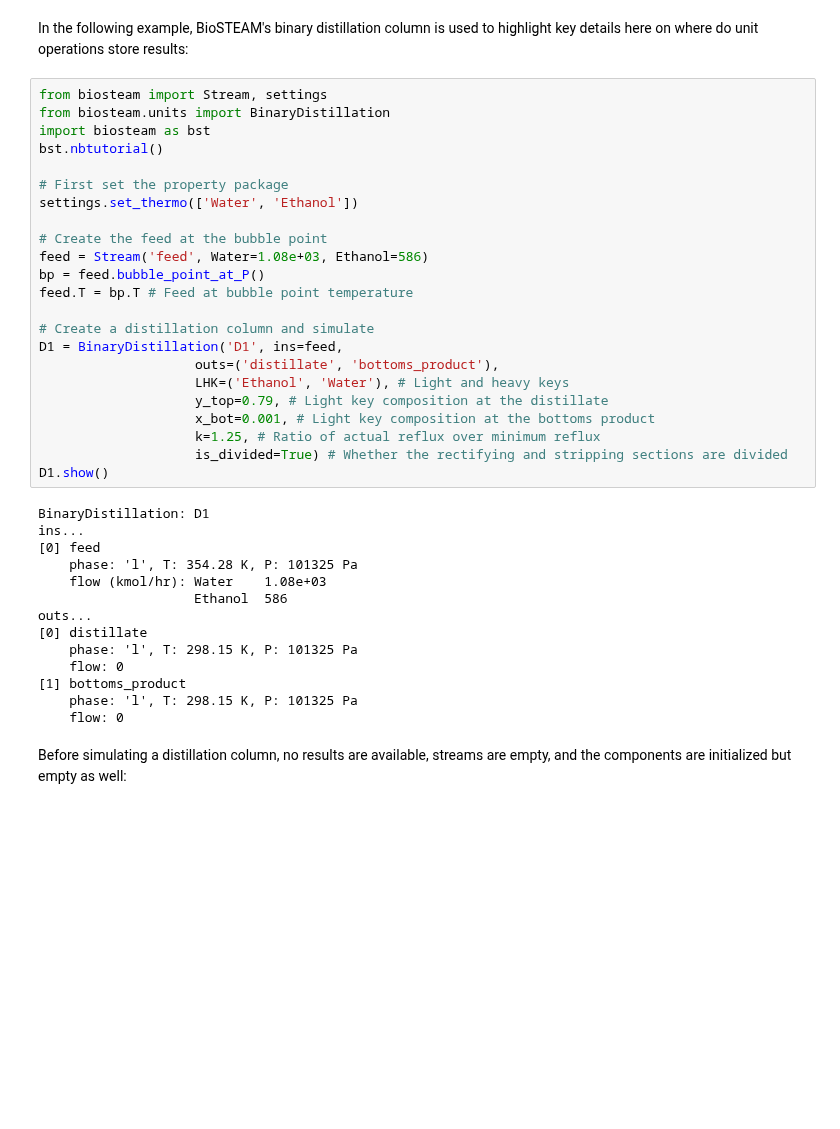
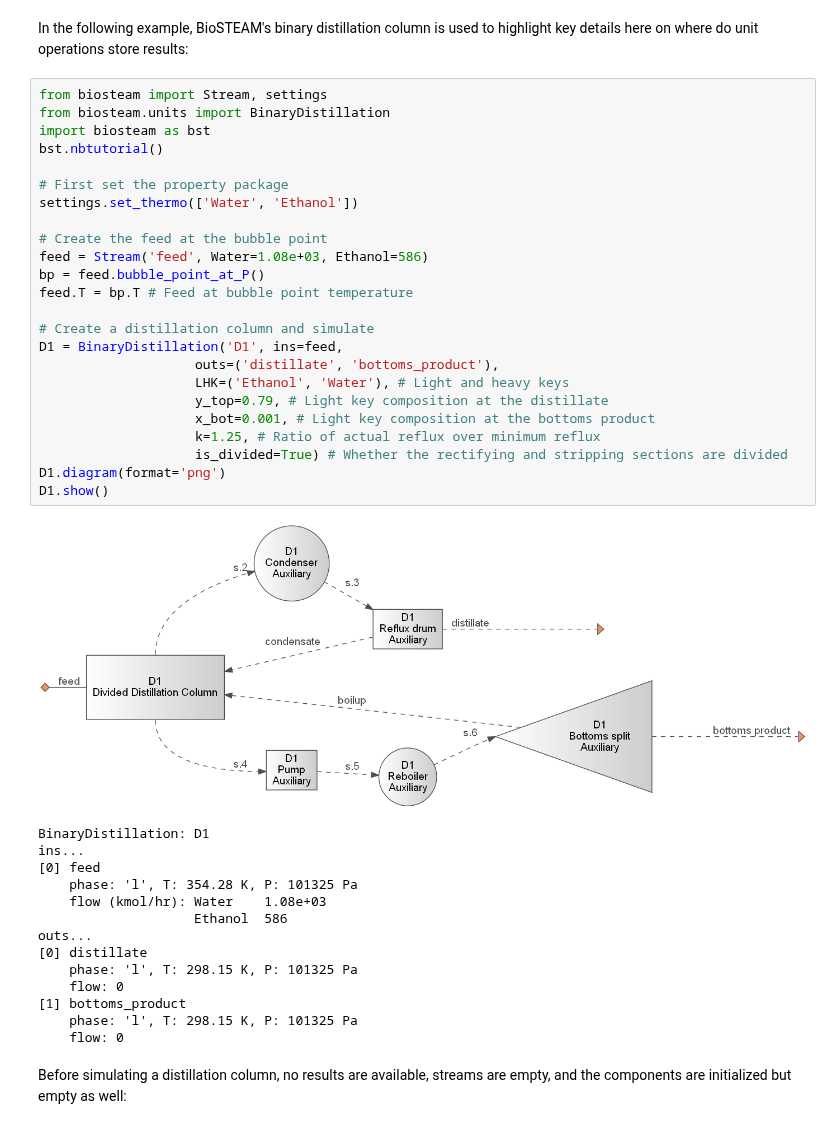
Before and after one commit to BioSTEAMDevelopmentGroup/biosteam, a Jupyter notebook: docs/tutorial/Unit_operation_results.ipynb, the cells around one changed output. Cells and saved outputs as stored; diff of their text form; blank space fills up the shorter version.

Commit message:
introduce auxliary diagrams for distillation, flash, multi-effect evaporator, and reactors

```diff
--- a/docs/tutorial/Unit_operation_results.ipynb
+++ b/docs/tutorial/Unit_operation_results.ipynb
@@ -11,27 +11,29 @@ In the following example, BioSTEAM's binary distillation column is used to highl
 # %%
 from biosteam import Stream, settings
 from biosteam.units import BinaryDistillation
 import biosteam as bst
 bst.nbtutorial()
 
 # First set the property package
 settings.set_thermo(['Water', 'Ethanol'])
 
 # Create the feed at the bubble point
 feed = Stream('feed', Water=1.08e+03, Ethanol=586)
 bp = feed.bubble_point_at_P()
 feed.T = bp.T # Feed at bubble point temperature
 
 # Create a distillation column and simulate
 D1 = BinaryDistillation('D1', ins=feed,
                     outs=('distillate', 'bottoms_product'),
                     LHK=('Ethanol', 'Water'), # Light and heavy keys
                     y_top=0.79, # Light key composition at the distillate
                     x_bot=0.001, # Light key composition at the bottoms product
                     k=1.25, # Ratio of actual reflux over minimum reflux
                     is_divided=True) # Whether the rectifying and stripping sections are divided
+D1.diagram(format='png')
 D1.show()
 # %% [output]
+[figure, added]
 BinaryDistillation: D1
 ins...
 [0] feed
```
Also changed, not shown: parts of 11 cells of this notebook, 13 other files.
